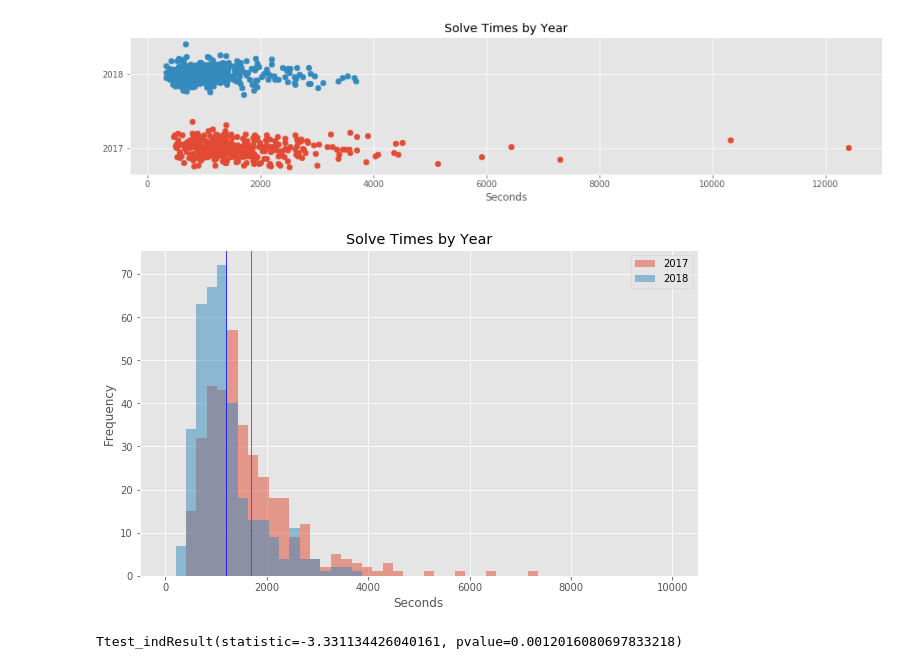
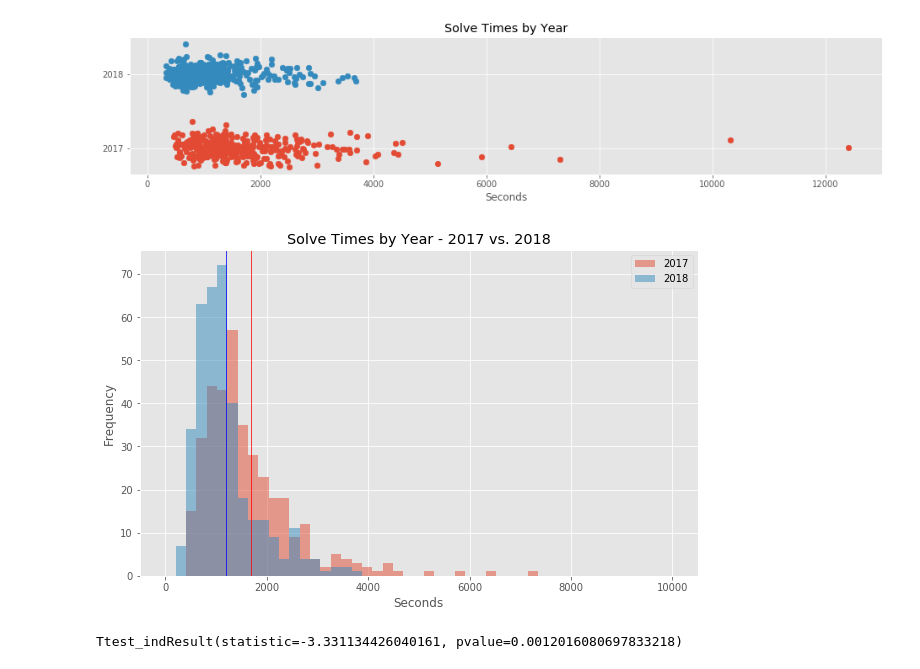
Before and after one commit to kejohnson1231/Crosswords, a Jupyter notebook: capstone_one_clean.ipynb, the cells around one changed output. Cells and saved outputs as stored; diff of their text form; code cells hidden in the pictures.

```diff
--- a/capstone_one_clean.ipynb
+++ b/capstone_one_clean.ipynb
@@ -361,25 +361,25 @@ mean18 = sum(solve18)/len(solve18)
 # %%
 bins = np.linspace(0, 10000, 50)
 
 x = solve17
 y = solve18
 
 fig, ax = plt.subplots(1, figsize=(10, 6))
 ax.hist(x, bins, alpha = .5, label = '2017')
 ax.hist(y, bins, alpha = .5, label = '2018')
 ax.legend(loc = 'upper right')
 
 plt.axvline(mean17, color='r', linestyle='solid', linewidth=.75)
 plt.axvline(mean18, color='b', linestyle='solid', linewidth=.75)
 
 ax.set_xlabel('Seconds')
 ax.set_ylabel('Frequency')
-ax.set_title('Solve Times by Year')
+ax.set_title('Solve Times by Year - 2017 vs. 2018')
 
 
 plt.show()
 # %% [output]
-[figure, old version]
+[figure, new version]
 # %%
 stats.ttest_ind(sunsolve18, sunsolve17)
 # %% [output]
```
Also changed, not shown: parts of 2 cells of this notebook, 10 other files.
